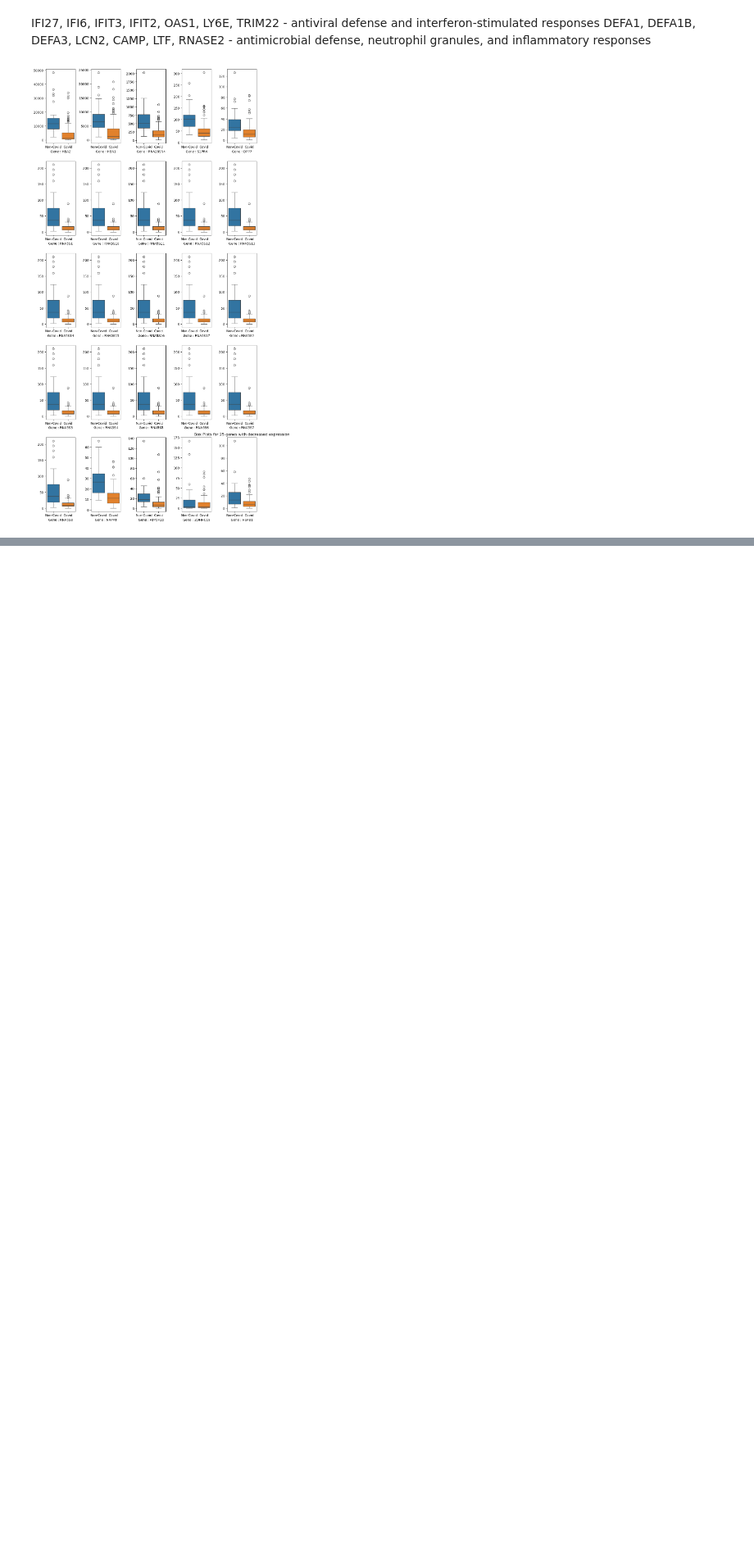
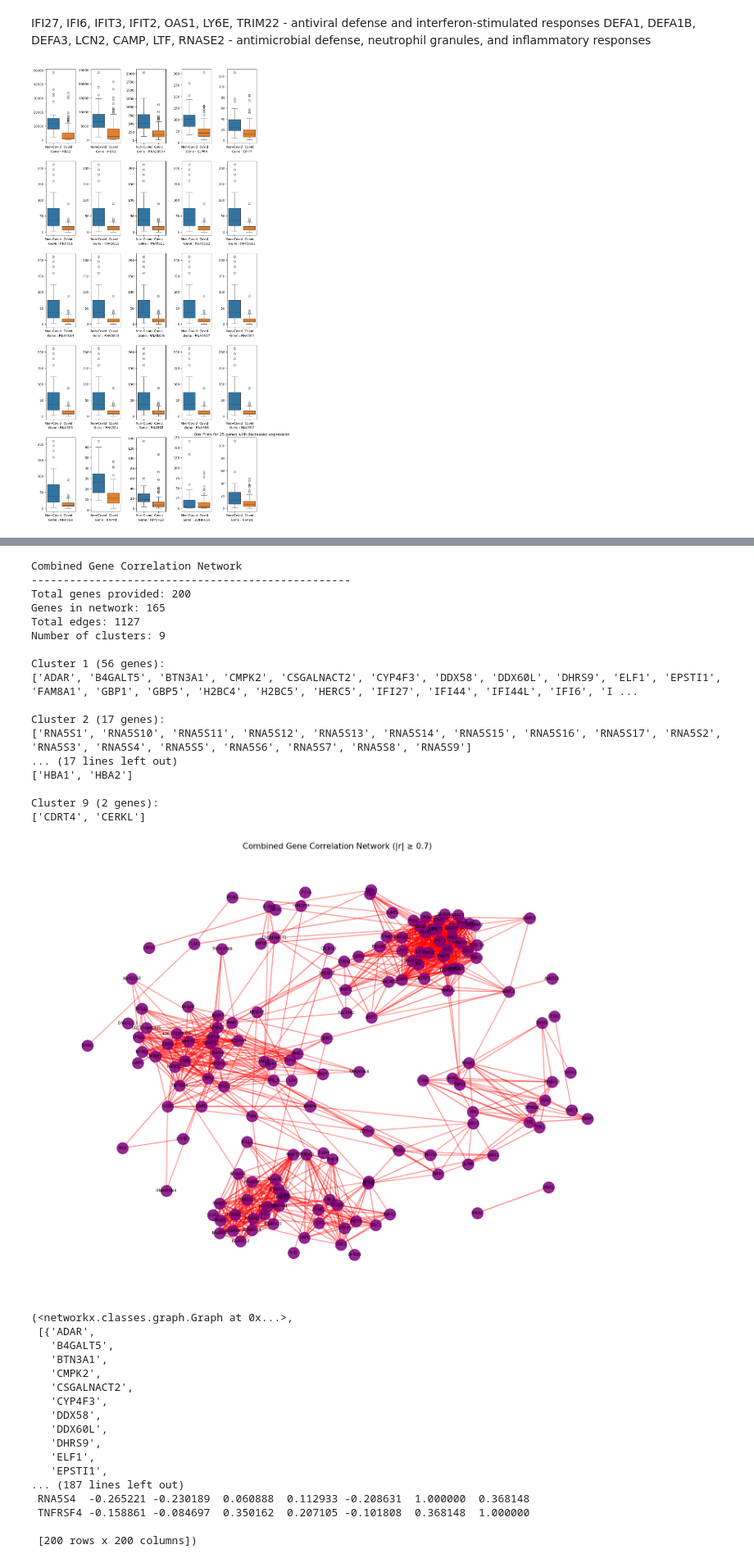
Before and after one commit to Karthik-A-P/AIBD-Project, a Jupyter notebook: EDA.ipynb, the cells around one changed output, grey strips where cells are left out. Shown at 82% size. Cells and saved outputs as stored; diff of their text form; code cells hidden in the pictures; blank space fills up the shorter version.

```diff
--- a/EDA.ipynb
+++ b/EDA.ipynb
@@ -159,0 +345,45 @@ plt.tight_layout()
+# %%
+all_gene_names = list(set(elevated_gene_names + depressed_gene_names))
+
+plot_gene_network(
+    all_gene_names,
+    nd,
+    "Combined Gene Correlation Network",
+    "purple"
+)
+# %% [output]
+Combined Gene Correlation Network
+--------------------------------------------------
+Total genes provided: 200
+Genes in network: 165
+Total edges: 1127
+Number of clusters: 9
+
+Cluster 1 (56 genes):
+['ADAR', 'B4GALT5', 'BTN3A1', 'CMPK2', 'CSGALNACT2', 'CYP4F3', 'DDX58', 'DDX60L', 'DHRS9', 'ELF1', 'EPSTI1', 'FAM8A1', 'GBP1', 'GBP5', 'H2BC4', 'H2BC5', 'HERC5', 'IFI27', 'IFI44', 'IFI44L', 'IFI6', 'I ...
+
+Cluster 2 (17 genes):
+['RNA5S1', 'RNA5S10', 'RNA5S11', 'RNA5S12', 'RNA5S13', 'RNA5S14', 'RNA5S15', 'RNA5S16', 'RNA5S17', 'RNA5S2', 'RNA5S3', 'RNA5S4', 'RNA5S5', 'RNA5S6', 'RNA5S7', 'RNA5S8', 'RNA5S9']
+... (17 lines left out)
+['HBA1', 'HBA2']
+
+Cluster 9 (2 genes):
+['CDRT4', 'CERKL']
+[figure, added]
+(<networkx.classes.graph.Graph at 0x...>,
+ [{'ADAR',
+   'B4GALT5',
+   'BTN3A1',
+   'CMPK2',
+   'CSGALNACT2',
+   'CYP4F3',
+   'DDX58',
+   'DDX60L',
+   'DHRS9',
+   'ELF1',
+   'EPSTI1',
+... (187 lines left out)
+ RNA5S4  -0.265221 -0.230189  0.060888  0.112933 -0.208631  1.000000  0.368148
+ TNFRSF4 -0.158861 -0.084697  0.350162  0.207105 -0.101808  0.368148  1.000000
+
+ [200 rows x 200 columns])
```
Also changed, not shown: parts of 9 cells of this notebook.
